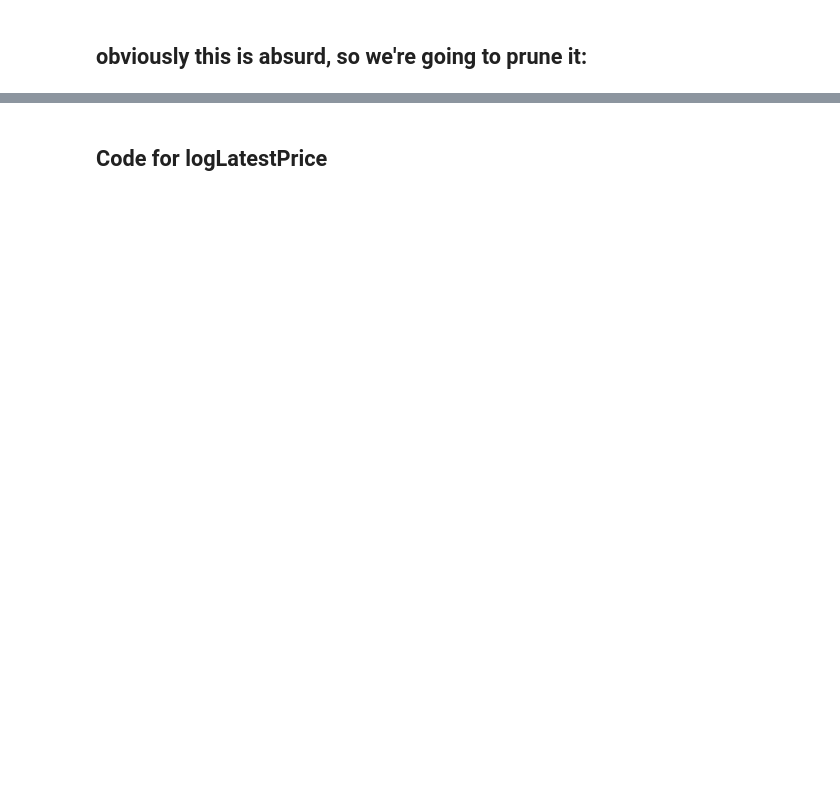
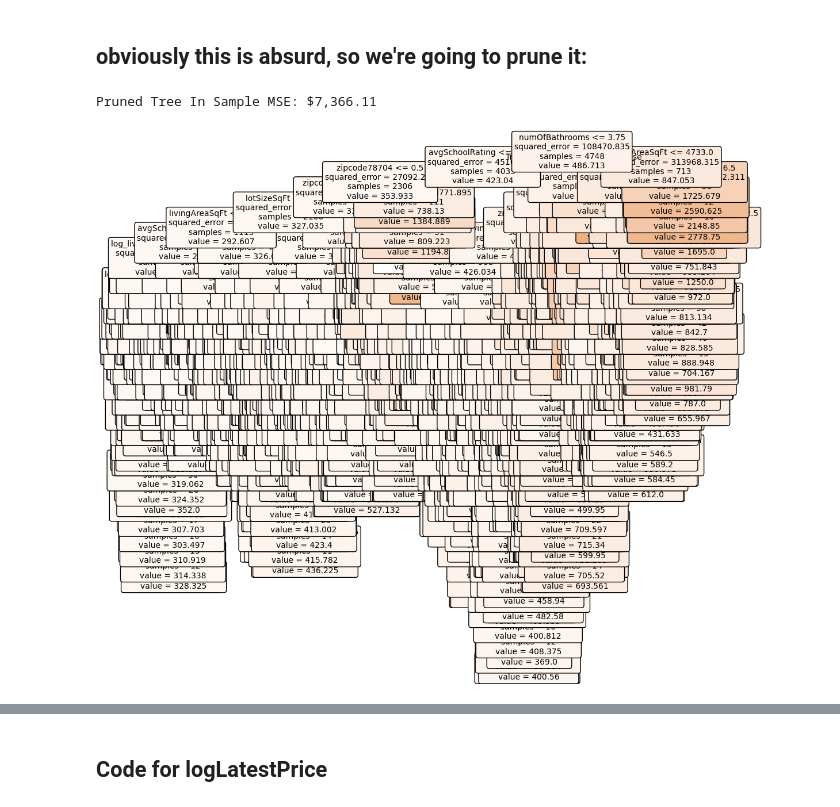
Before and after one commit to AHMerrill/housing-project, a Jupyter notebook: pruned_tree_numeric.ipynb, the cells around one changed output, grey strips where cells are left out. Drawn from its saved outputs; the diff is of its cells as text; code cells hidden in the pictures; blank space fills up the shorter version.

```diff
--- a/pruned_tree_numeric.ipynb
+++ b/pruned_tree_numeric.ipynb
@@ -82,34 +84,44 @@ Initial Deep Tree In-Sample MSE: $0.00
 ccp_path = regr_base.cost_complexity_pruning_path(X_train, y_train)
 
 # setting up the cross validation
 kfold = KFold(5, shuffle = True, random_state = 123)
 
+# chatGPT suggestion to trim the number of alphas down from 4346 to 50 evenly spaced alpha values
+ccp_alphas_trimmed = np.linspace(
+    ccp_path['ccp_alphas'].min(),
+    ccp_path['ccp_alphas'].max(),
+    50
+)
+
 # let's tune everything with cross validation and see how long this takes...
 param_grid = {
-    'ccp_alpha': ccp_path.ccp_alphas,
+    'ccp_alpha': ccp_alphas_trimmed,
     'min_samples_split': [2, 5, 10],
     'max_depth': [None, 10, 20, 30]
 }
 
 
 grid = GridSearchCV(estimator = regr_base, # starts with the deep tree
                     param_grid = param_grid, # cross validation grid search
                         refit = True, # does the retrain for us on the full set
                         cv = kfold, # cross validation method (set up earlier)
                         scoring = 'neg_mean_squared_error', # scoring
                    n_jobs = -1) # use multiple cores
 
 G = grid.fit(X_train, y_train)
 
 best_ = grid.best_estimator_ # fully cross validated and trained model lives here
 
 y_pred_best = best_.predict(X_train)
 mse_best = mean_squared_error(y_train, y_pred_best)
 
 fig, ax = plt.subplots(figsize = (12,12))
 plot_tree(G.best_estimator_, feature_names = predictors.columns, filled = True, rounded = True, fontsize = 10, ax = ax)
 
 print(f'Pruned Tree In Sample MSE: ${mse_best:,.02f}')
+# %% [output]
+Pruned Tree In Sample MSE: $7,366.11
+[figure, added]
 # %%
 # Final evaluation on test set
 X_test = housing_test.drop(columns=['latestPrice', 'logLatestPrice'])
```
Also changed, not shown: parts of 6 cells of this notebook.
